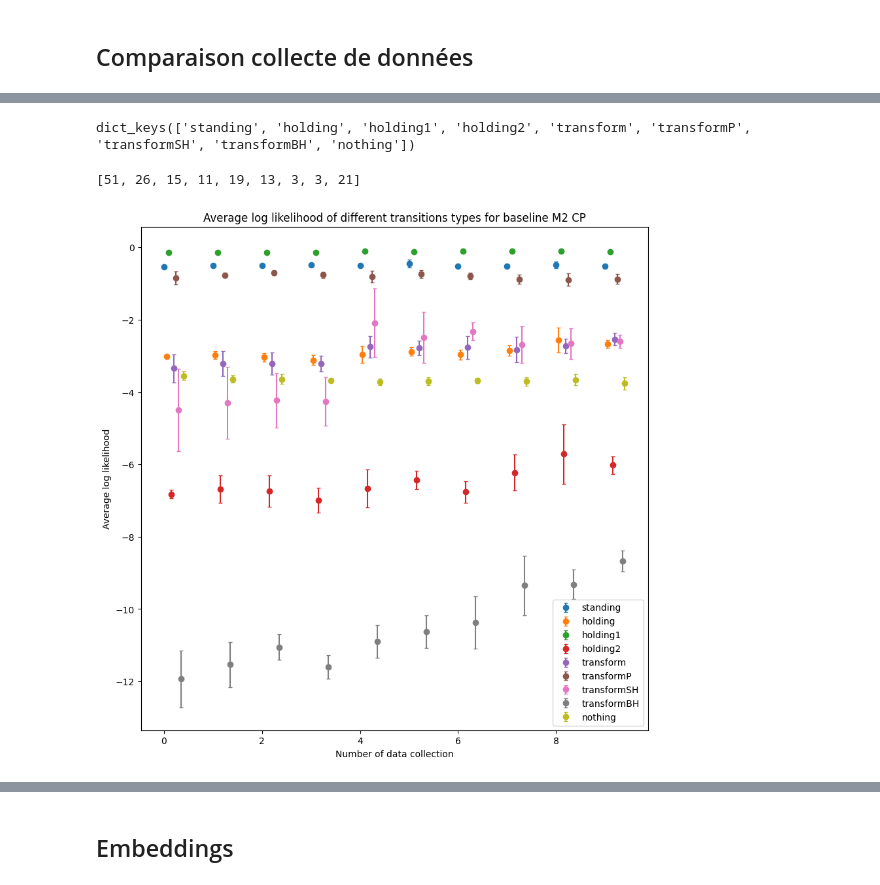
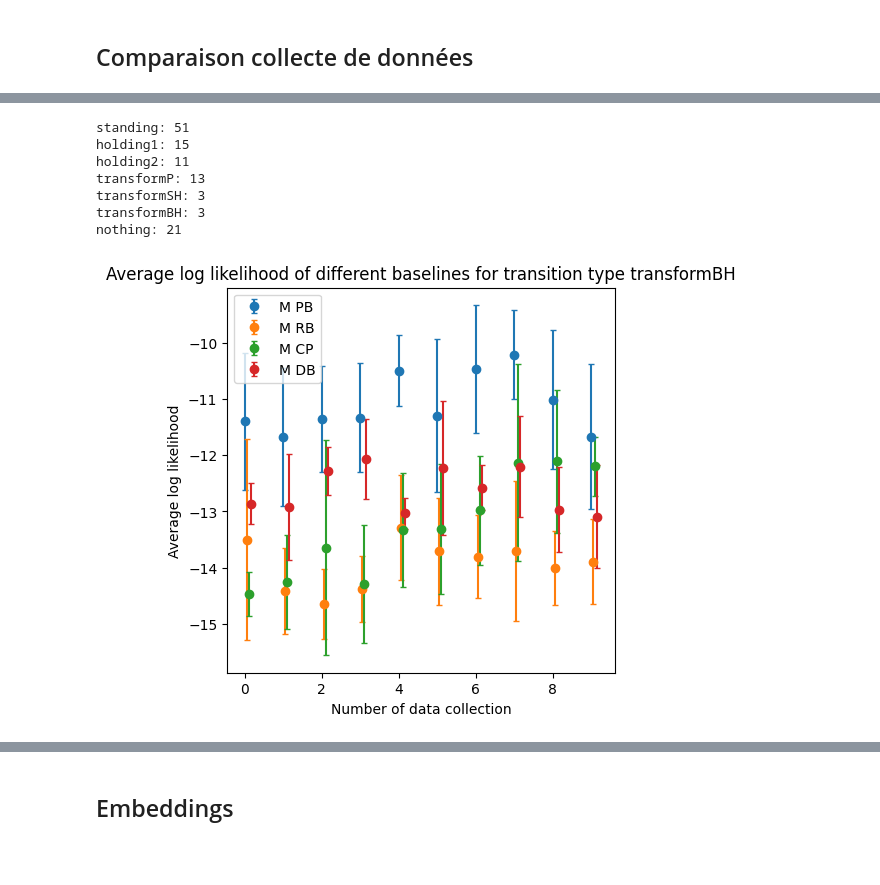
Before and after one commit to flowersteam/WorldLLM, a Jupyter notebook: compare_method.ipynb, the cells around one changed output, grey strips where cells are left out. Saved outputs shown, nothing was run; the diff lists cells and outputs as text; code cells hidden in the pictures; blank space fills up the shorter version.

Commit message:
plots: Analyse baselines

```diff
--- a/compare_method.ipynb
+++ b/compare_method.ipynb
@@ -30,13 +30,14 @@ nb_transitions = len(test_observations)
 # Load the data
 
 
-shared_extension = "_trajP_wt5"
+shared_extension = "_trajABC"
 baselines_to_load = [
     "playground_metropolis_pb",
     "playground_metropolis_rb",
     "playground_metropolis_cp",
+    "playground_metropolis_db",
 ]
-baselines_names = ["M2 PB",  "M2 RB", "M2 CP"]
+baselines_names = ["M PB",  "M RB", "M CP", "M DB"]
 assert len(baselines_to_load) == len(baselines_names)
 all_data = {k: [] for k in baselines_names}
 all_rules = {}
@@ -143,5 +147,5 @@ Loaded: ./outputs/playground_metropolis_cp_trajP_wt5/2024-09-18/05-45-08_443/all
 # %%
-dict_index_transition = {"standing": [], "holding": [], "holding1": [], "holding2": [], "transform":[], "transformP": [], "transformSH": [], "transformBH": [], "nothing": []}
+dict_index_transition = {"standing": [], "holding1": [], "holding2": [], "transformP": [], "transformSH": [], "transformBH": [], "nothing": []}
 for incr,transition in enumerate(test_observations):
     if "standing" in transition:
         dict_index_transition["standing"].append(incr)
@@ -150,7 +154,6 @@ for incr,transition in enumerate(test_observations):
             dict_index_transition["holding2"].append(incr)
         else:
             dict_index_transition["holding1"].append(incr)
-        dict_index_transition["holding"].append(incr)
     elif "transform" in transition:
         if "into the carrot" in transition or "into the potato." in transition or "into the beet." in transition or "into the berry." in transition or "into the pea." in transition:
             dict_index_transition["transformP"].append(incr)
@@ -160,7 +163,6 @@ for incr,transition in enumerate(test_observations):
             dict_index_transition["transformBH"].append(incr)
         else:
             raise ValueError("Unknown transform")
-        dict_index_transition["transform"].append(incr)
     elif "Nothing" in transition:
         dict_index_transition["nothing"].append(incr)
     else:
@@ -306,31 +288,34 @@ array([[[-2.50595856, -0.06770852, -0.70540279, ..., -0.0265059 ,
-# %%
-dict_index_transition.keys()
-# %% [output]
-dict_keys(['standing', 'holding', 'holding1', 'holding2', 'transform', 'transformP', 'transformSH', 'transformBH', 'nothing'])
-# %%
-[len(value ) for value in dict_index_transition.values()]
-# %% [output]
-[51, 26, 15, 11, 19, 13, 3, 3, 21]
+# %%
+for transi_type, value in dict_index_transition.items():
+    print(transi_type +": "+ str(len(value)))
+# %% [output]
+standing: 51
+holding1: 15
+holding2: 11
+transformP: 13
+transformSH: 3
+transformBH: 3
+nothing: 21
 # %%
 nb_rule_per_collect = 20
-transi_type = "nothing"
-baseline_name = "M2 CP"
-plt.figure(figsize=(10,10))
-for incr, transi_type in enumerate(dict_index_transition):
+transi_type = "transformBH"
+
+plt.figure(figsize=(5,5))
+for incr,b_name in enumerate(all_baselines_name):
     # Get the best rules for each particle and data collection for each traj type
-    _reshaped_rules = all_rules[baseline_name][:,1:].reshape((all_rules[baseline_name].shape[0], (all_rules[baseline_name].shape[1]-1)//nb_rule_per_collect, nb_rule_per_collect))
-    _reshaped_transition_likelihoods = all_transition_likelihoods[baseline_name][:,1:,:].reshape((all_transition_likelihoods[baseline_name].shape[0], (all_transition_likelihoods[baseline_name].shape[1]-1)//nb_rule_per_collect, nb_rule_per_collect, all_transition_likelihoods[baseline_name].shape[2]))
+    _reshaped_rules = all_rules[b_name][:,1:].reshape((all_rules[b_name].shape[0], (all_rules[b_name].shape[1]-1)//nb_rule_per_collect, nb_rule_per_collect))
+    _reshaped_transition_likelihoods = all_transition_likelihoods[b_name][:,1:,:].reshape((all_transition_likelihoods[b_name].shape[0], (all_transition_likelihoods[b_name].shape[1]-1)//nb_rule_per_collect, nb_rule_per_collect, all_transition_likelihoods[b_name].shape[2]))
 
     _reshaped_transition_likelihoods = _reshaped_transition_likelihoods[:,:,:,dict_index_transition[transi_type]].mean(axis=3)
     best_rules_ind = np.argmax(_reshaped_transition_likelihoods, axis=2)
     best_transition_lieklihoods = _reshaped_transition_likelihoods[np.arange(_reshaped_transition_likelihoods.shape[0])[:,None], np.arange(_reshaped_transition_likelihoods.shape[1]), best_rules_ind]
     best_rules = _reshaped_rules[np.arange(_reshaped_rules.shape[0])[:,None], np.arange(_reshaped_rules.shape[1]), best_rules_ind]
-    plt.errorbar(np.arange(best_rules.shape[1])+ incr*0.05, best_transition_lieklihoods.mean(axis=0), yerr=best_transition_lieklihoods.std(axis=0), label=transi_type, capsize=2, fmt='o')
+    plt.errorbar(np.arange(best_rules.shape[1])+ incr*0.05, best_transition_lieklihoods.mean(axis=0), yerr=best_transition_lieklihoods.std(axis=0), label=b_name, capsize=2, fmt='o')
 
 plt.legend()
 plt.xlabel("Number of data collection")
 plt.ylabel("Average log likelihood")
-plt.title(f"Average log likelihood of different transitions types for baseline {baseline_name}")
+plt.title(f"Average log likelihood of different baselines for transition type {transi_type}")
 plt.show()
 # %% [output]
-[figure, old version]
+[figure, new version]
```
Also changed, not shown: parts of 11 cells of this notebook.
